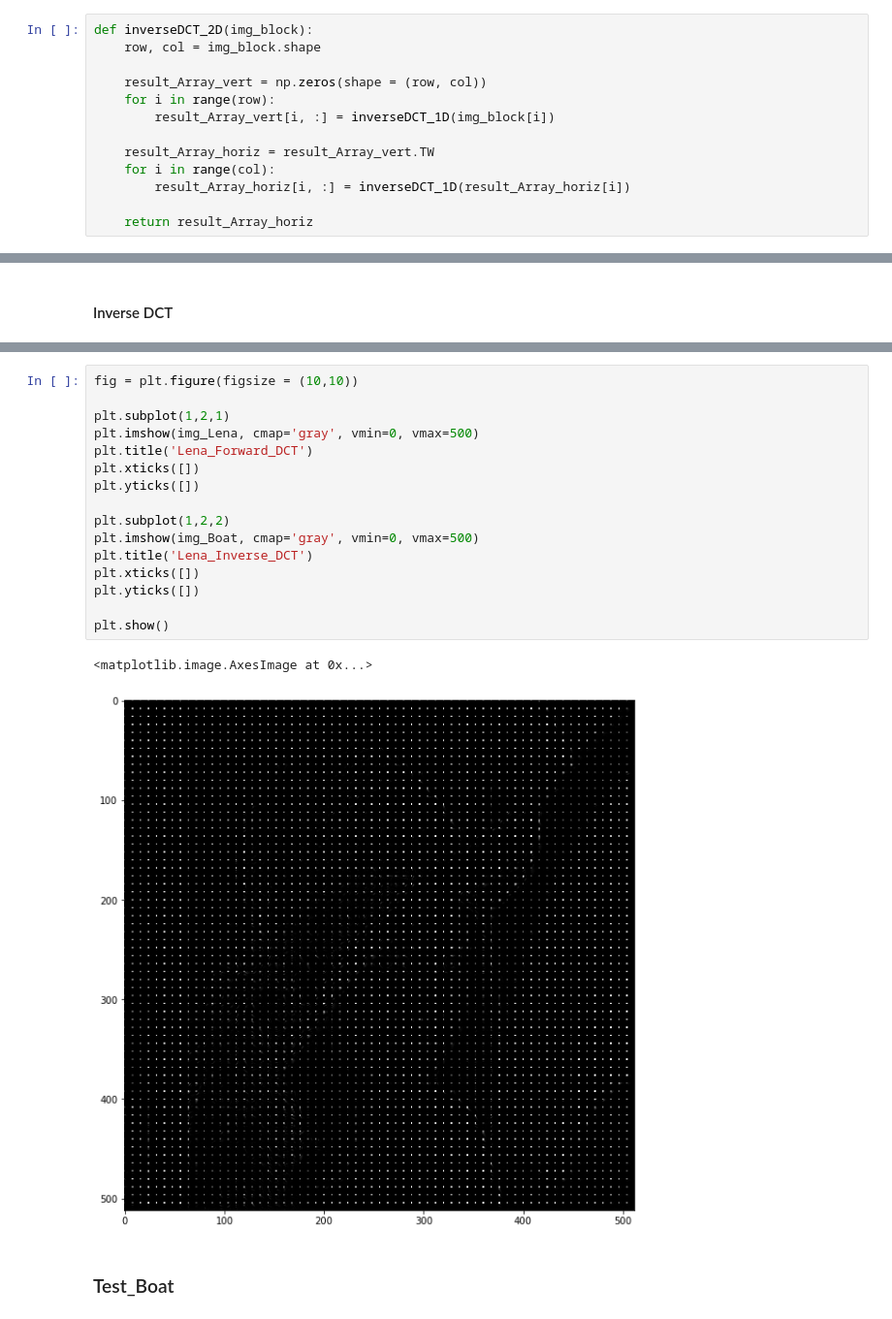
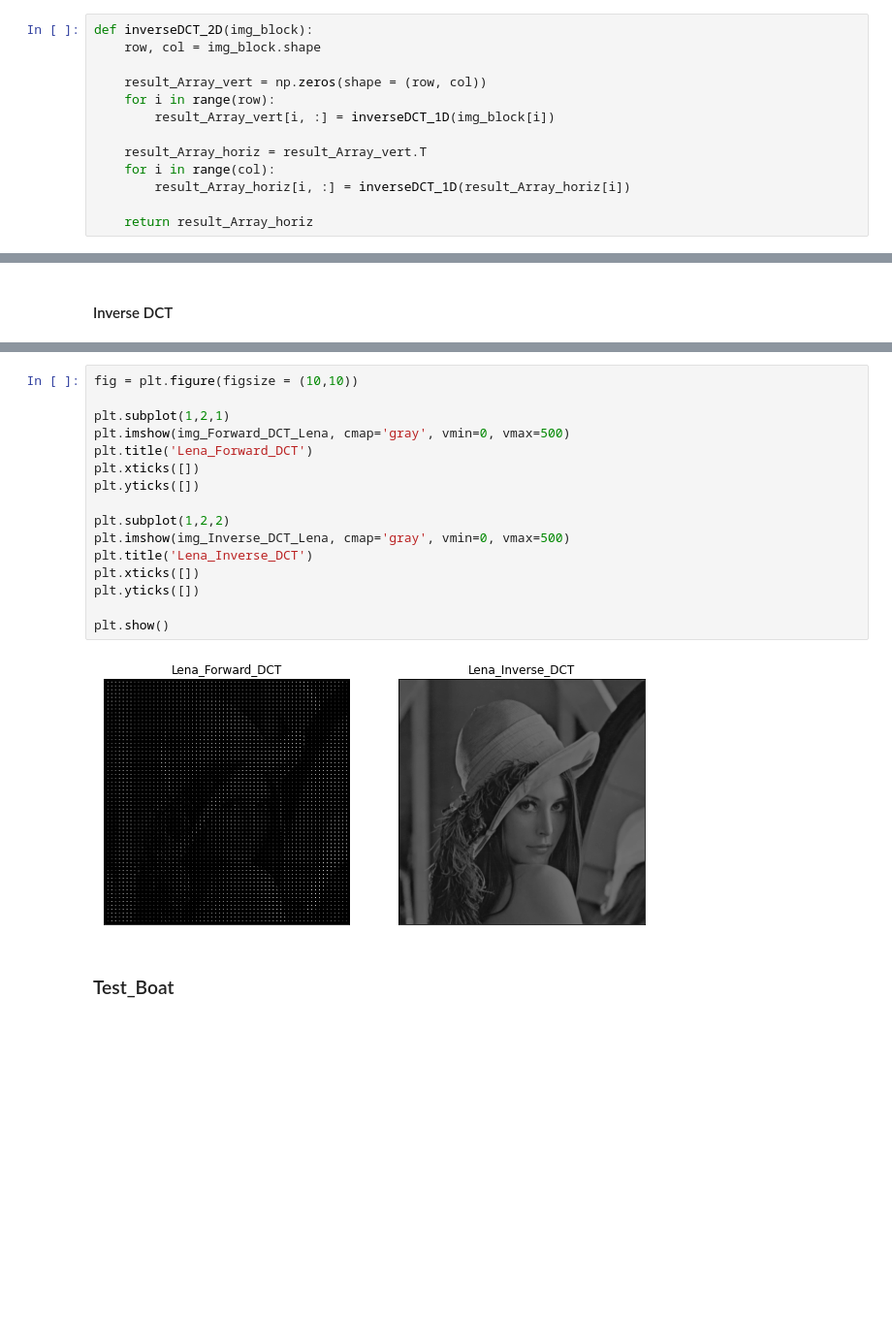
Before and after one commit to KimJinSeong-Git/LEC_ImageProcessing, a Jupyter notebook: HW4_DCT/HW4_ver2.ipynb, the cells around one changed output, grey strips where cells are left out. Shown at 97% size. Saved outputs shown, nothing was run; the diff lists cells and outputs as text; blank space fills up the shorter version.

```diff
--- a/HW4_DCT/HW4_ver2.ipynb
+++ b/HW4_DCT/HW4_ver2.ipynb
@@ -107,7 +107,7 @@ def inverseDCT_2D(img_block):
     for i in range(row):
         result_Array_vert[i, :] = inverseDCT_1D(img_block[i])
 
-    result_Array_horiz = result_Array_vert.TW
+    result_Array_horiz = result_Array_vert.T
     for i in range(col):
         result_Array_horiz[i, :] = inverseDCT_1D(result_Array_horiz[i])
 
@@ -143,22 +156,21 @@ NameError: name 'img_Forward_DCT_Lena' is not defined
 # %%
 fig = plt.figure(figsize = (10,10))
 
 plt.subplot(1,2,1)
-plt.imshow(img_Lena, cmap='gray', vmin=0, vmax=500)
+plt.imshow(img_Forward_DCT_Lena, cmap='gray', vmin=0, vmax=500)
 plt.title('Lena_Forward_DCT')
 plt.xticks([])
 plt.yticks([])
 
 plt.subplot(1,2,2)
-plt.imshow(img_Boat, cmap='gray', vmin=0, vmax=500)
+plt.imshow(img_Inverse_DCT_Lena, cmap='gray', vmin=0, vmax=500)
 plt.title('Lena_Inverse_DCT')
 plt.xticks([])
 plt.yticks([])
 
 plt.show()
 # %% [output]
-<matplotlib.image.AxesImage at 0x...>
-[figure, old version]
+[figure, new version]
 # %% [markdown]
 ### Test_Boat
 # %% [markdown]
```
Also changed, not shown: parts of 3 cells of this notebook.
